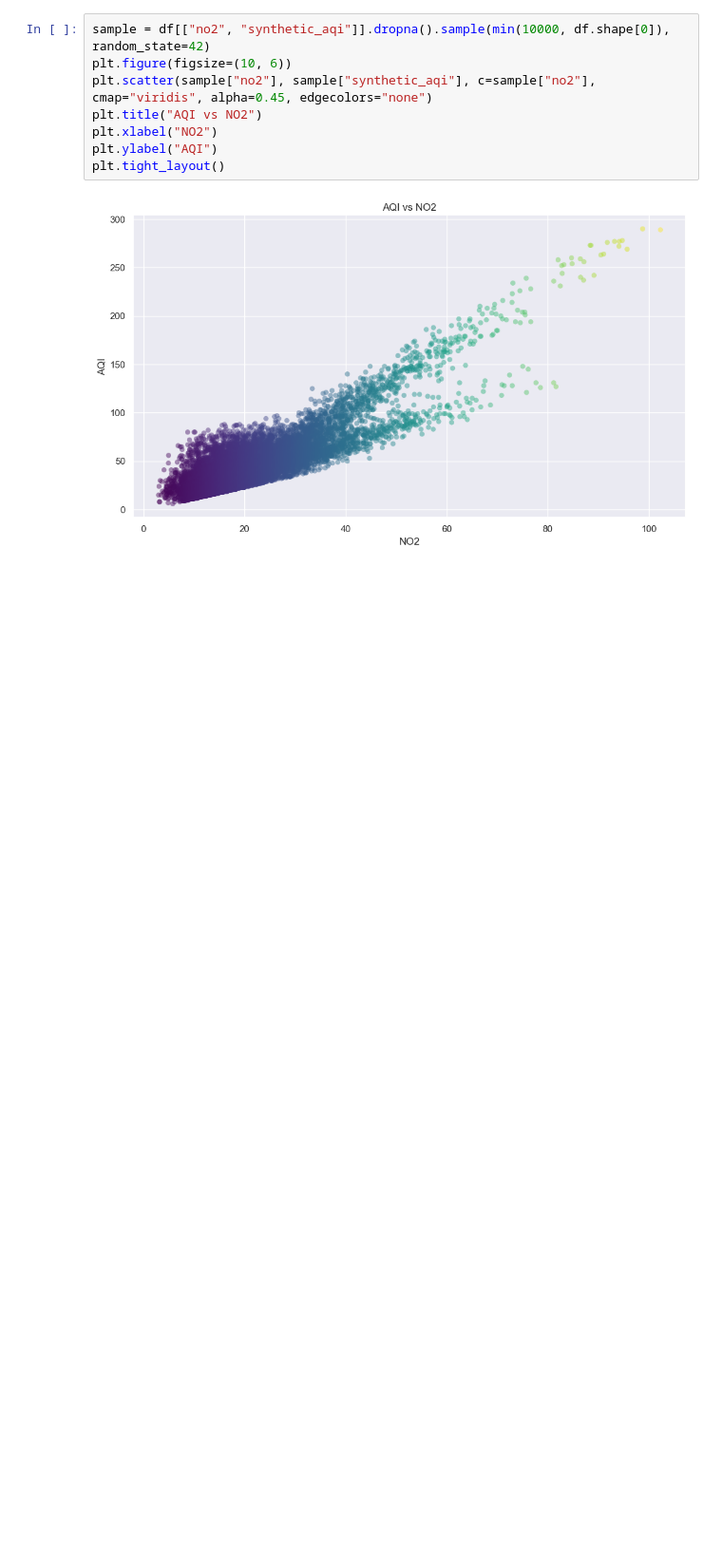
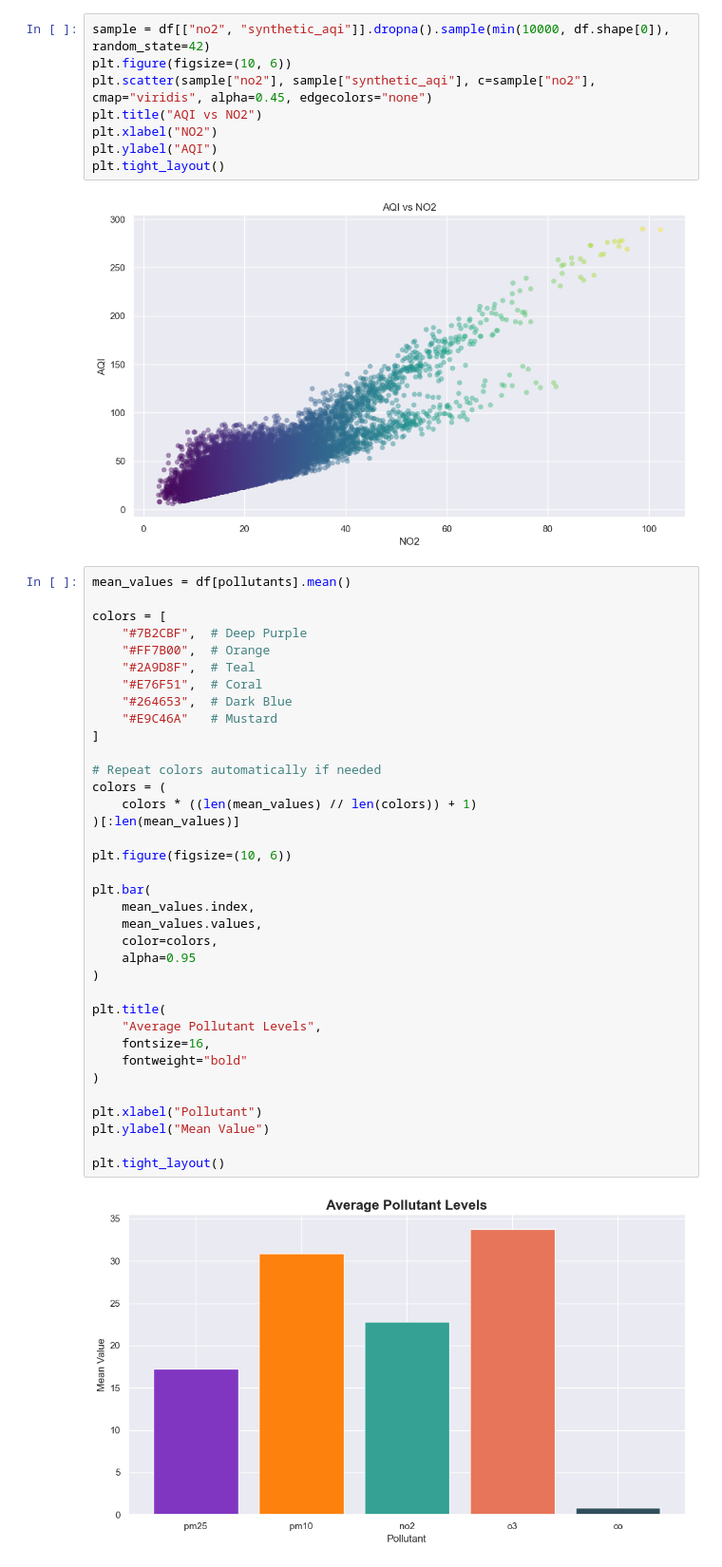
Before and after one commit to geershatisaxena/AQI-Data-Analysis, a Jupyter notebook: air quality.ipynb, the cells around one changed output. Shown at 95% size. Drawn from its saved outputs; the diff is of its cells as text; blank space fills up the shorter version.

```diff
--- a/air quality.ipynb
+++ b/air quality.ipynb
@@ -1009,3 +1009,41 @@ plt.ylabel("AQI")
 plt.tight_layout()
 # %% [output]
 [figure]
+# %%
+mean_values = df[pollutants].mean()
+
+colors = [
+    "#7B2CBF",  # Deep Purple
+    "#FF7B00",  # Orange
+    "#2A9D8F",  # Teal
+    "#E76F51",  # Coral
+    "#264653",  # Dark Blue
+    "#E9C46A"   # Mustard
+]
+
+# Repeat colors automatically if needed
+colors = (
+    colors * ((len(mean_values) // len(colors)) + 1)
+)[:len(mean_values)]
+
+plt.figure(figsize=(10, 6))
+
+plt.bar(
+    mean_values.index,
+    mean_values.values,
+    color=colors,
+    alpha=0.95
+)
+
+plt.title(
+    "Average Pollutant Levels",
+    fontsize=16,
+    fontweight="bold"
+)
+
+plt.xlabel("Pollutant")
+plt.ylabel("Mean Value")
+
+plt.tight_layout()
+# %% [output]
+[figure, added]
```
